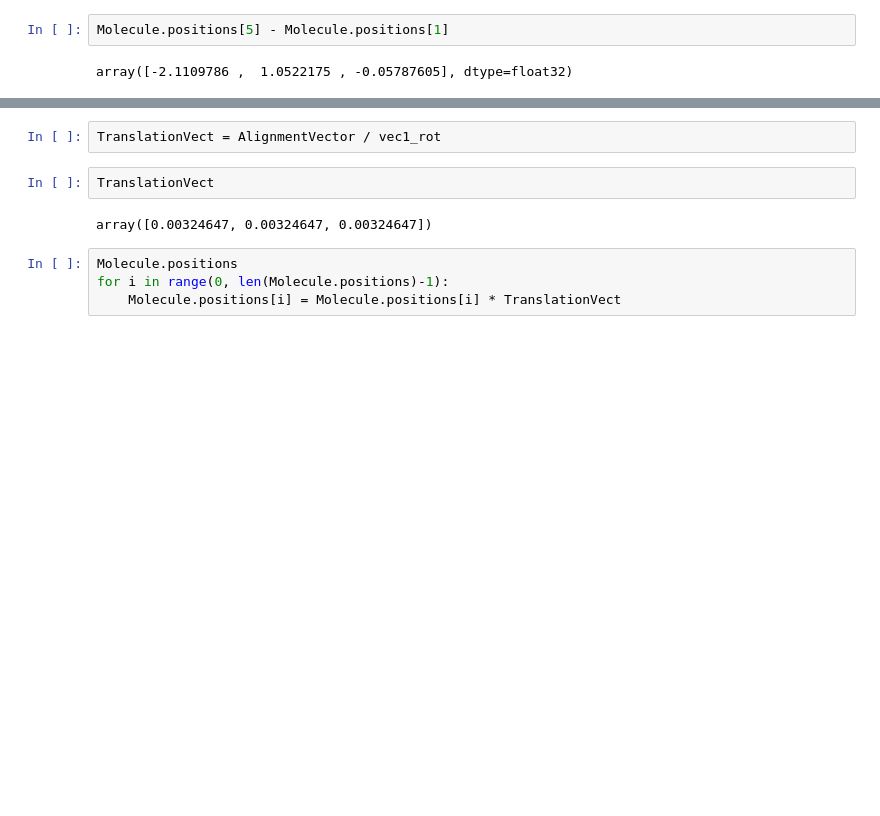
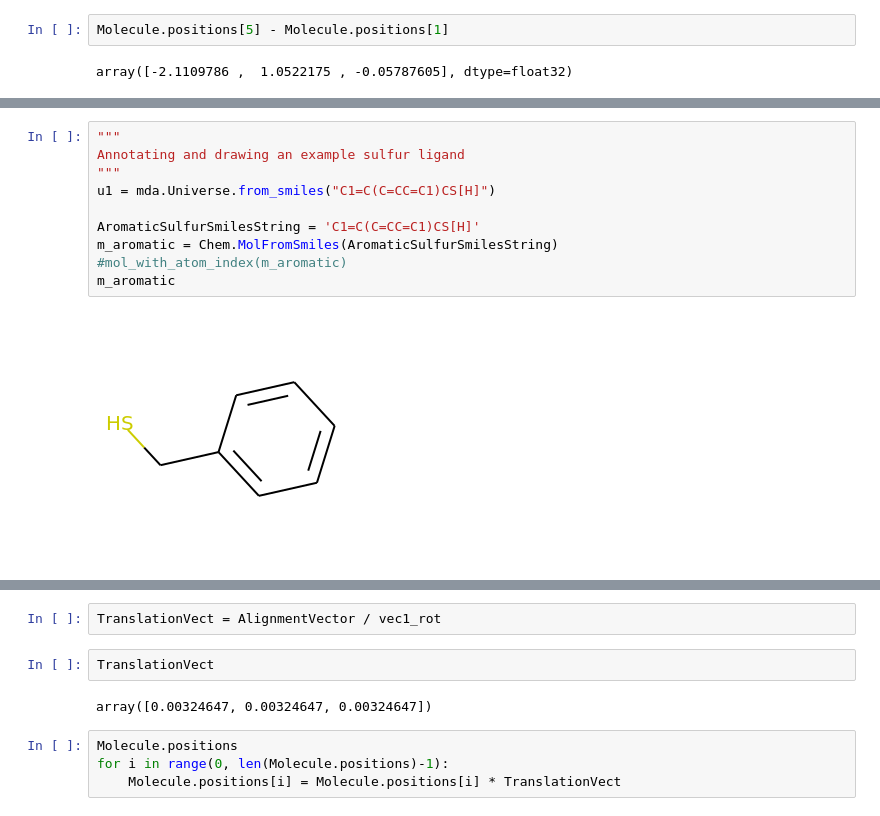
Before and after one commit to MDSYN2019/MDNPPackage, a Jupyter notebook: notebooks/RDKit_Practise.ipynb, the cells around one changed output, grey strips where cells are left out. Cells and saved outputs as stored; diff of their text form; blank space fills up the shorter version.

```diff
--- a/notebooks/RDKit_Practise.ipynb
+++ b/notebooks/RDKit_Practise.ipynb
@@ -557,0 +417,12 @@ vector_plot([vec2, vec1_rot])
+# %%
+"""
+Annotating and drawing an example sulfur ligand
+"""
+u1 = mda.Universe.from_smiles("C1=C(C=CC=C1)CS[H]")
+
+AromaticSulfurSmilesString = 'C1=C(C=CC=C1)CS[H]'
+m_aromatic = Chem.MolFromSmiles(AromaticSulfurSmilesString)
+#mol_with_atom_index(m_aromatic)
+m_aromatic
+# %% [output]
+[figure, added]
```
Also changed, not shown: parts of 62 cells of this notebook, 3 other files.
